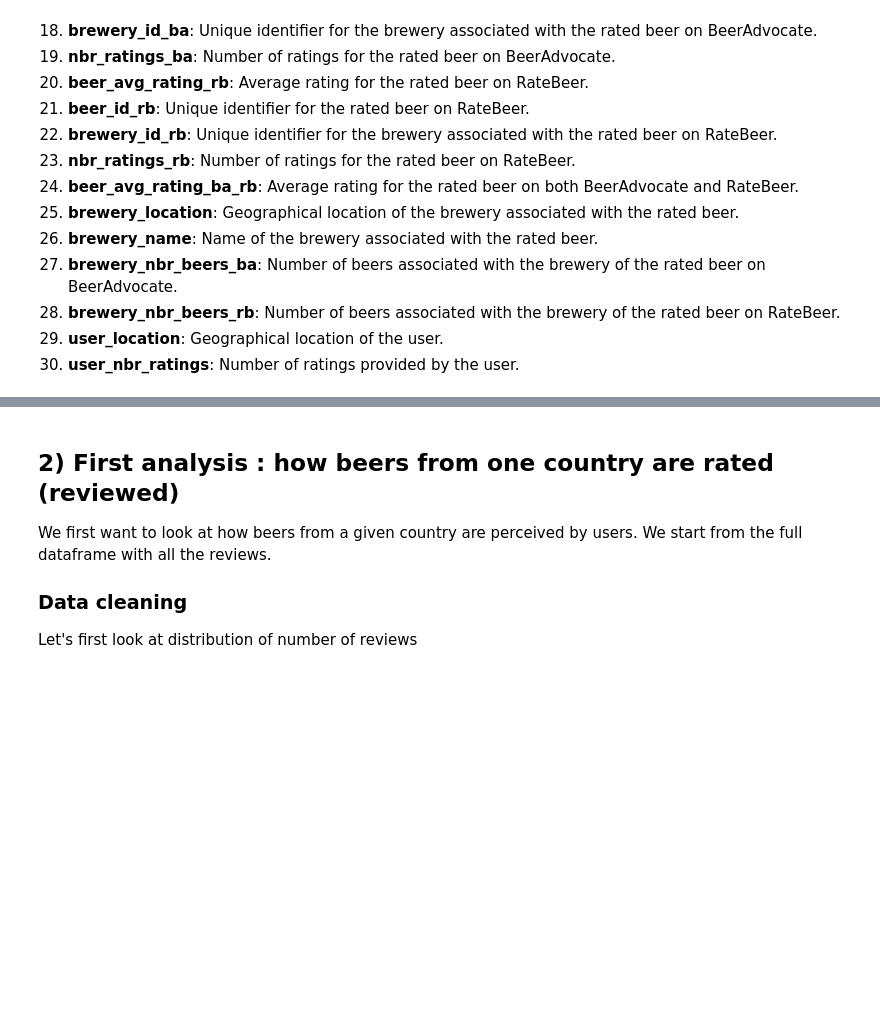
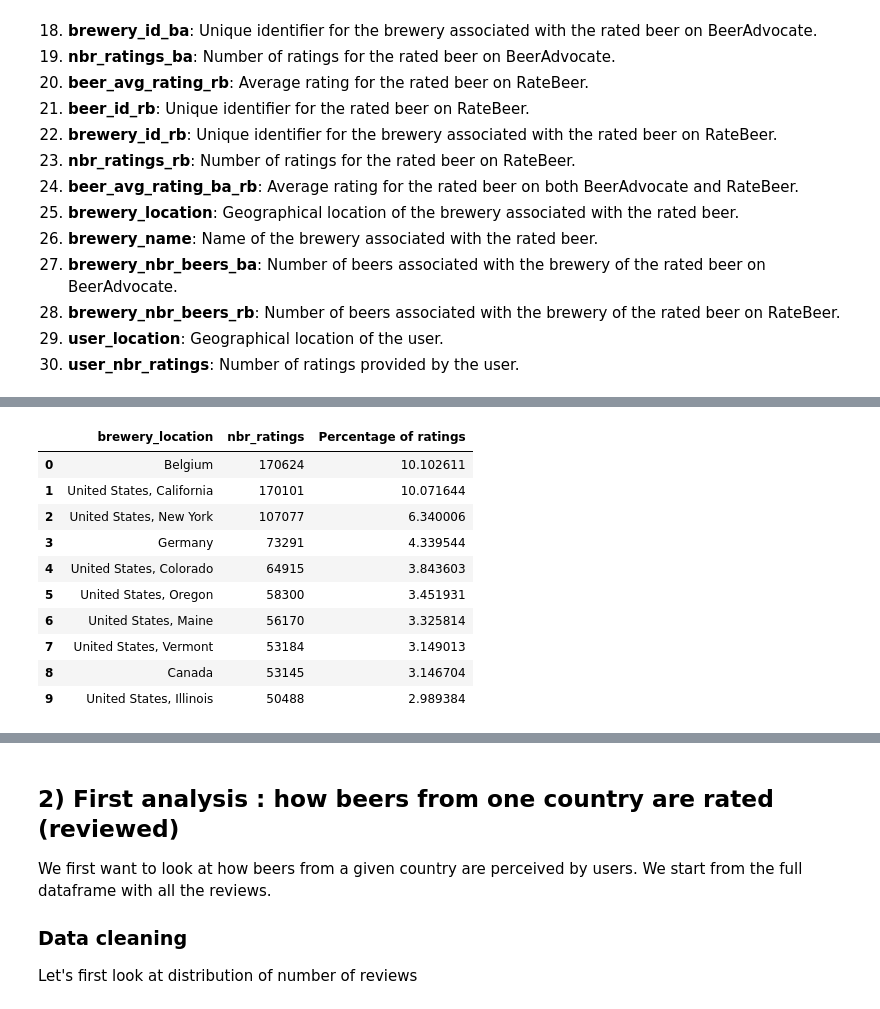
Before and after one commit to epfl-ada/ada-2023-project-riskybiscuits, a Jupyter notebook: main.ipynb, the cells around one changed output, grey strips where cells are left out. Drawn from its saved outputs; the diff is of its cells as text; code cells hidden in the pictures; blank space fills up the shorter version.

```diff
--- a/main.ipynb
+++ b/main.ipynb
@@ -155,0 +213,14 @@ reviews_df.head()
+# %%
+beers_left.head(10)
+# %% [output]
+|  | brewery_location | nbr_ratings | Percentage of ratings |
+| 0 | Belgium | 170624 | 10.102611 |
+| 1 | United States, California | 170101 | 10.071644 |
+| 2 | United States, New York | 107077 | 6.340006 |
+| 3 | Germany | 73291 | 4.339544 |
+| 4 | United States, Colorado | 64915 | 3.843603 |
+| 5 | United States, Oregon | 58300 | 3.451931 |
+| 6 | United States, Maine | 56170 | 3.325814 |
+| 7 | United States, Vermont | 53184 | 3.149013 |
+| 8 | Canada | 53145 | 3.146704 |
+| 9 | United States, Illinois | 50488 | 2.989384 |
```
Also changed, not shown: parts of 8 cells of this notebook.
